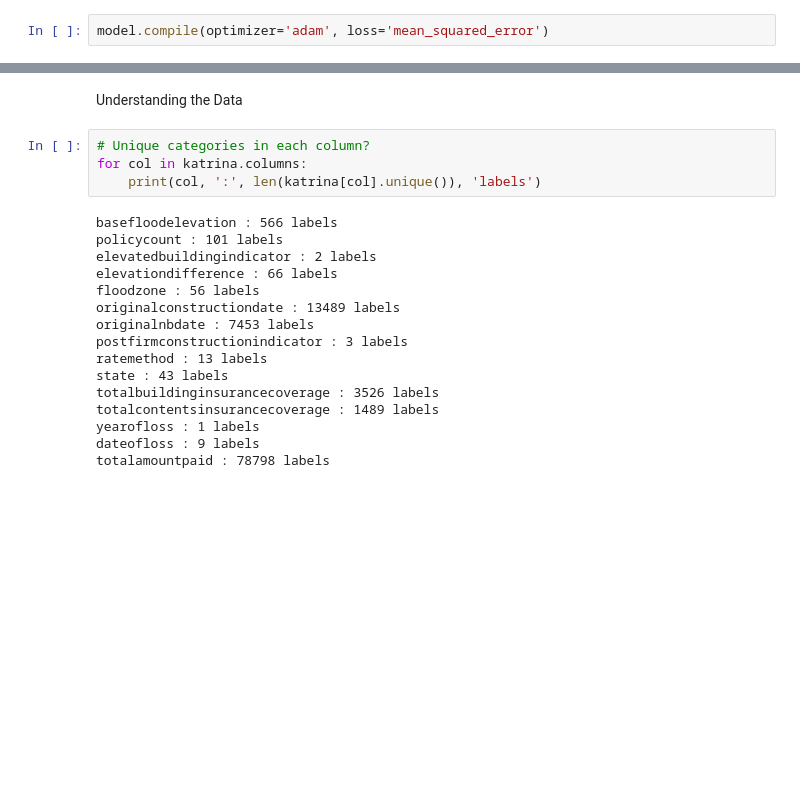
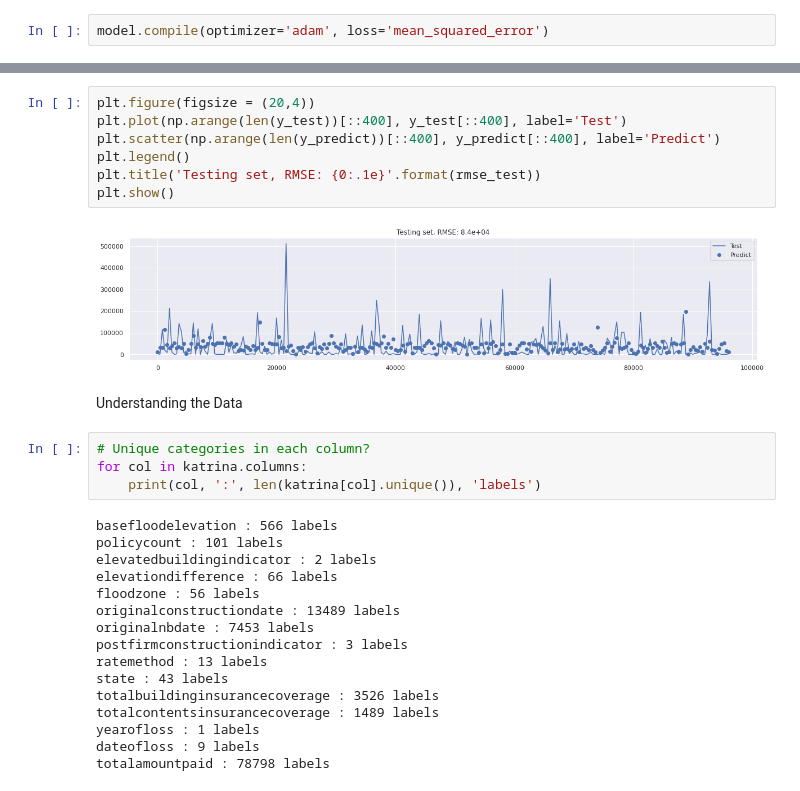
Before and after one commit to joyceee916/ATMS597-Project-6-Group-C, a Jupyter notebook: Project6_Joyce_Katrina.ipynb, the cells around one changed output, grey strips where cells are left out. Drawn from its saved outputs; the diff is of its cells as text; blank space fills up the shorter version.

```diff
--- a/Project6_Joyce_Katrina.ipynb
+++ b/Project6_Joyce_Katrina.ipynb
@@ -120,3 +144,12 @@ Epoch 3/10
+# %%
+plt.figure(figsize = (20,4))
+plt.plot(np.arange(len(y_test))[::400], y_test[::400], label='Test')
+plt.scatter(np.arange(len(y_predict))[::400], y_predict[::400], label='Predict')
+plt.legend()
+plt.title('Testing set, RMSE: {0:.1e}'.format(rmse_test))
+plt.show()
+# %% [output]
+[figure, added]
 # %% [markdown]
 Understanding the Data
 # %%
```
Also changed, not shown: parts of 11 cells of this notebook.
